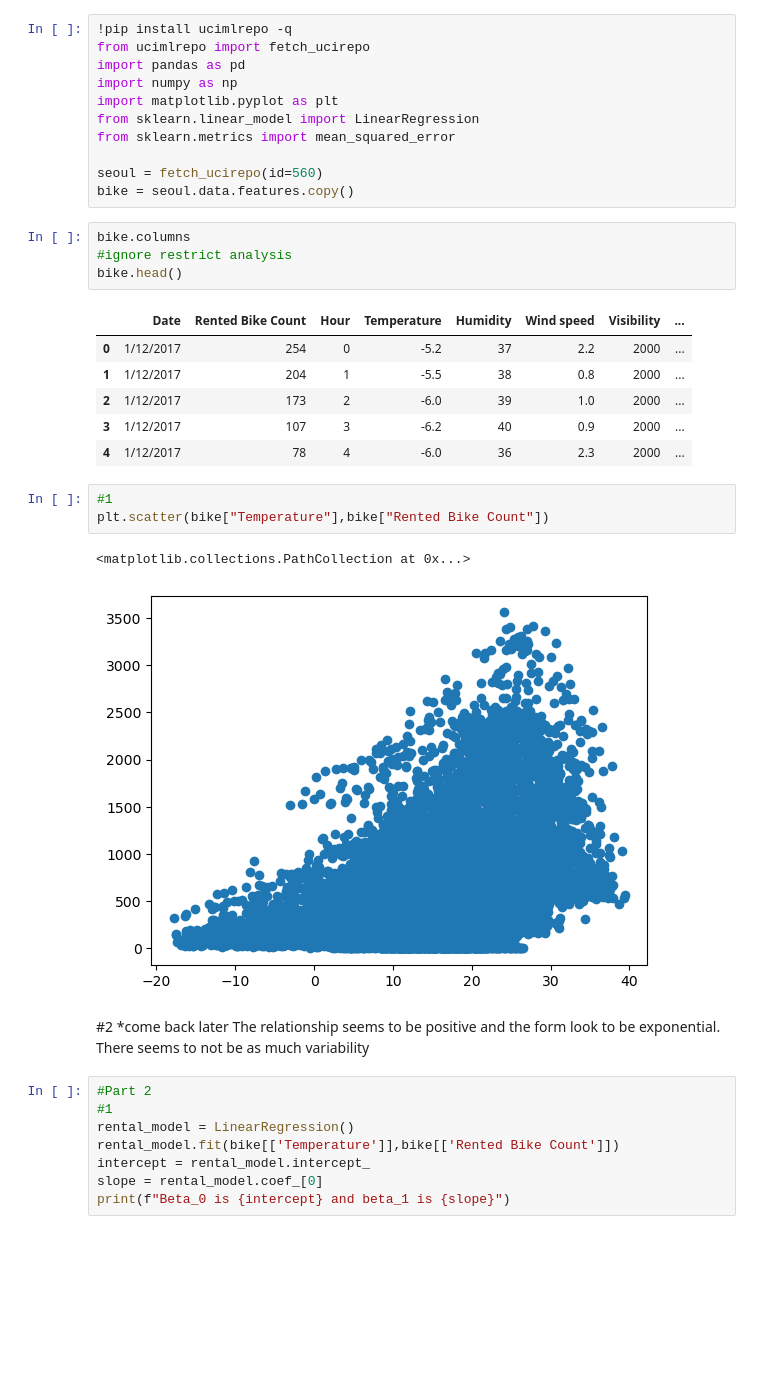
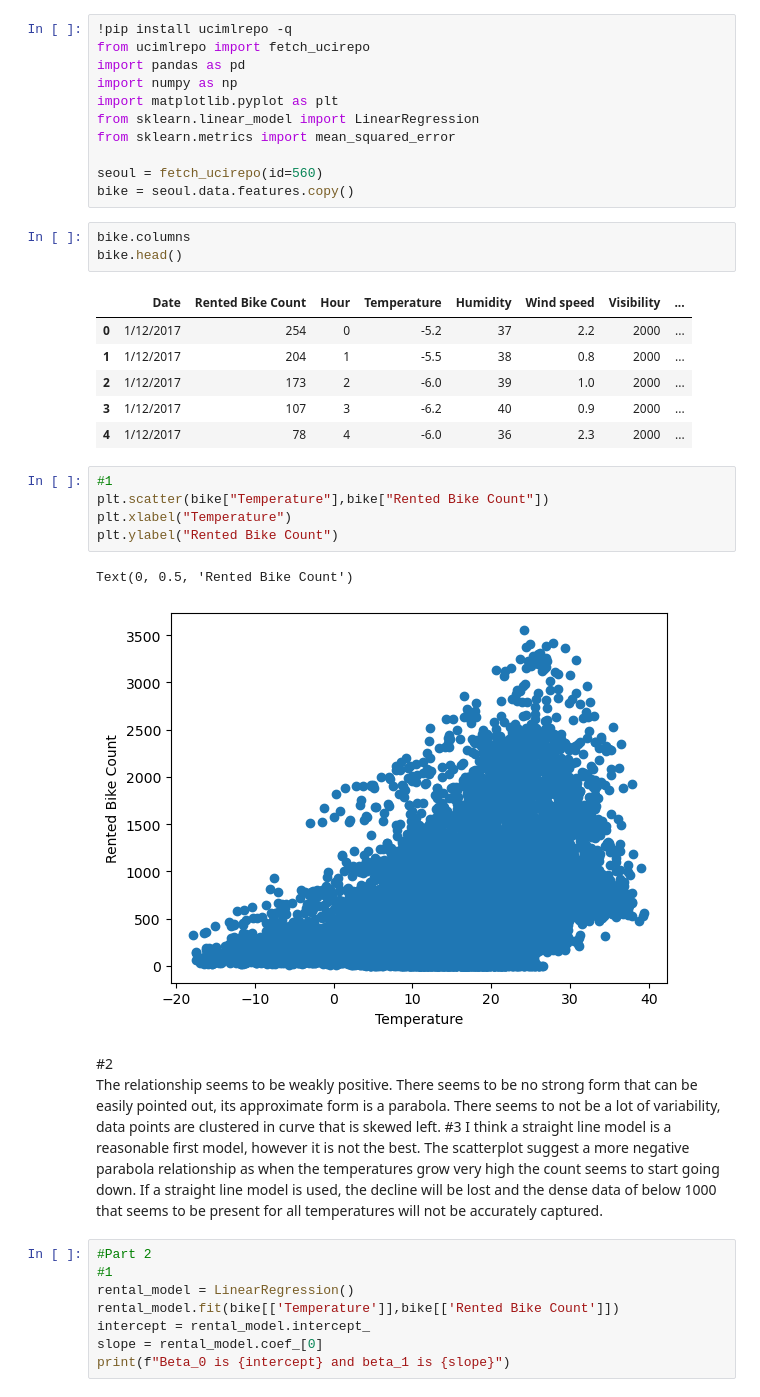
Before and after one commit to sayuri005/DS_6021, a Jupyter notebook: Lab2.ipynb, the cells around one changed output. Cells and saved outputs as stored; diff of their text form; blank space fills up the shorter version.

```diff
--- a/Lab2.ipynb
+++ b/Lab2.ipynb
@@ -11,7 +11,6 @@ seoul = fetch_ucirepo(id=560)
 bike = seoul.data.features.copy()
 # %%
 bike.columns
-#ignore restrict analysis
 bike.head()
 # %% [output]
 |  | Date | Rented Bike Count | Hour | Temperature | Humidity | Wind speed | Visibility | ... |
@@ -23,12 +22,16 @@ bike.head()
 # %%
 #1
 plt.scatter(bike["Temperature"],bike["Rented Bike Count"])
+plt.xlabel("Temperature")
+plt.ylabel("Rented Bike Count")
 # %% [output]
-<matplotlib.collections.PathCollection at 0x...>
+Text(0, 0.5, 'Rented Bike Count')
-[figure, old version]
+[figure, new version]
 # %% [markdown]
-#2 *come back later
-The relationship seems to be positive and the form look to be exponential. There seems to not be as much variability
+#2
+The relationship seems to be weakly positive. There seems to be no strong form that can be easily pointed out, its approximate form is a parabola. There seems to not be a lot of variability, data points are clustered in curve that is skewed left.
+#3
+I think a straight line model is a reasonable first model, however it is not the best. The scatterplot suggest a more negative parabola relationship as when the temperatures grow very high the count seems to start going down. If a straight line model is used, the decline will be lost and the dense data of below 1000 that seems to be present for all temperatures will not be accurately captured.
 # %%
 #Part 2
 #1
```
Also changed, not shown: parts of 8 cells of this notebook.
